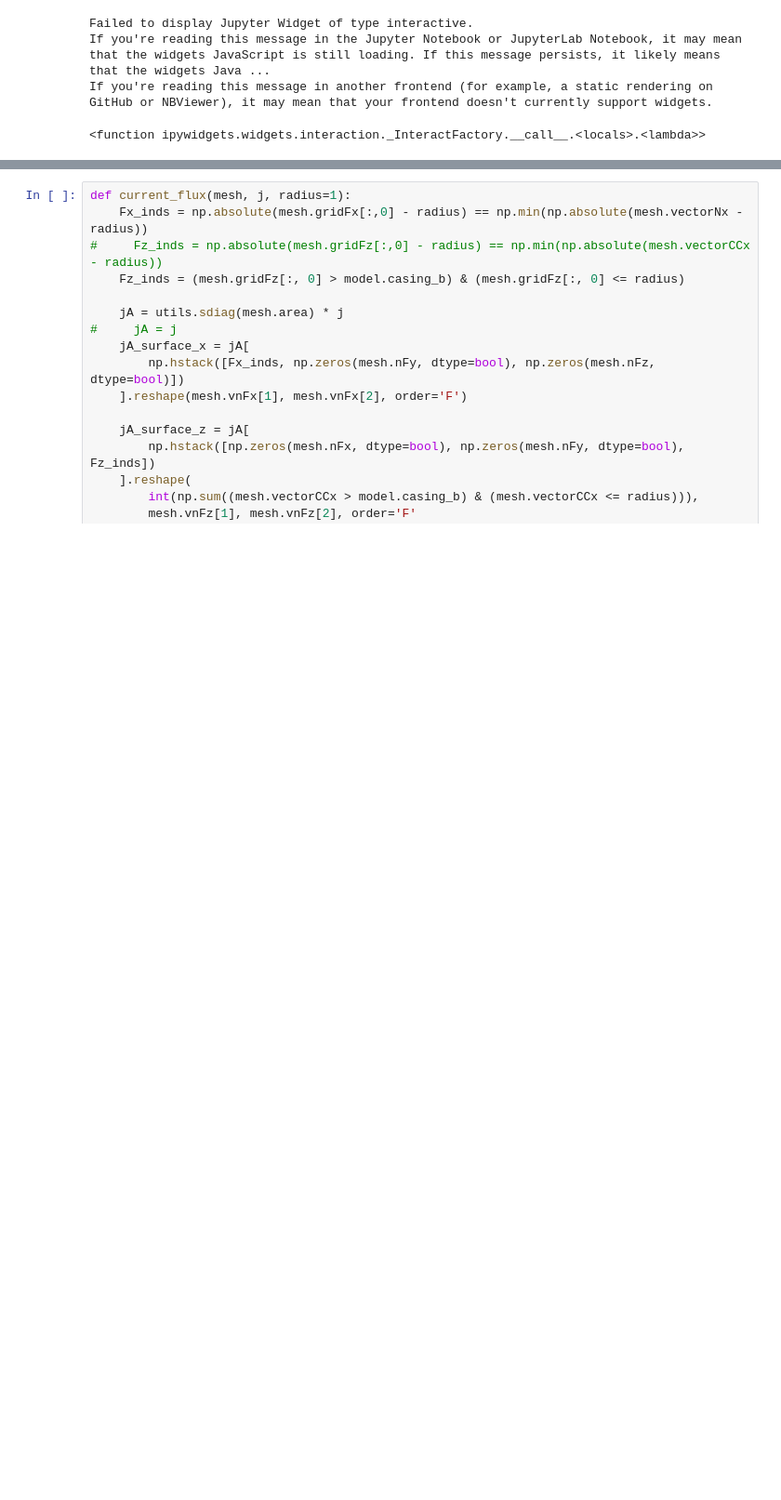
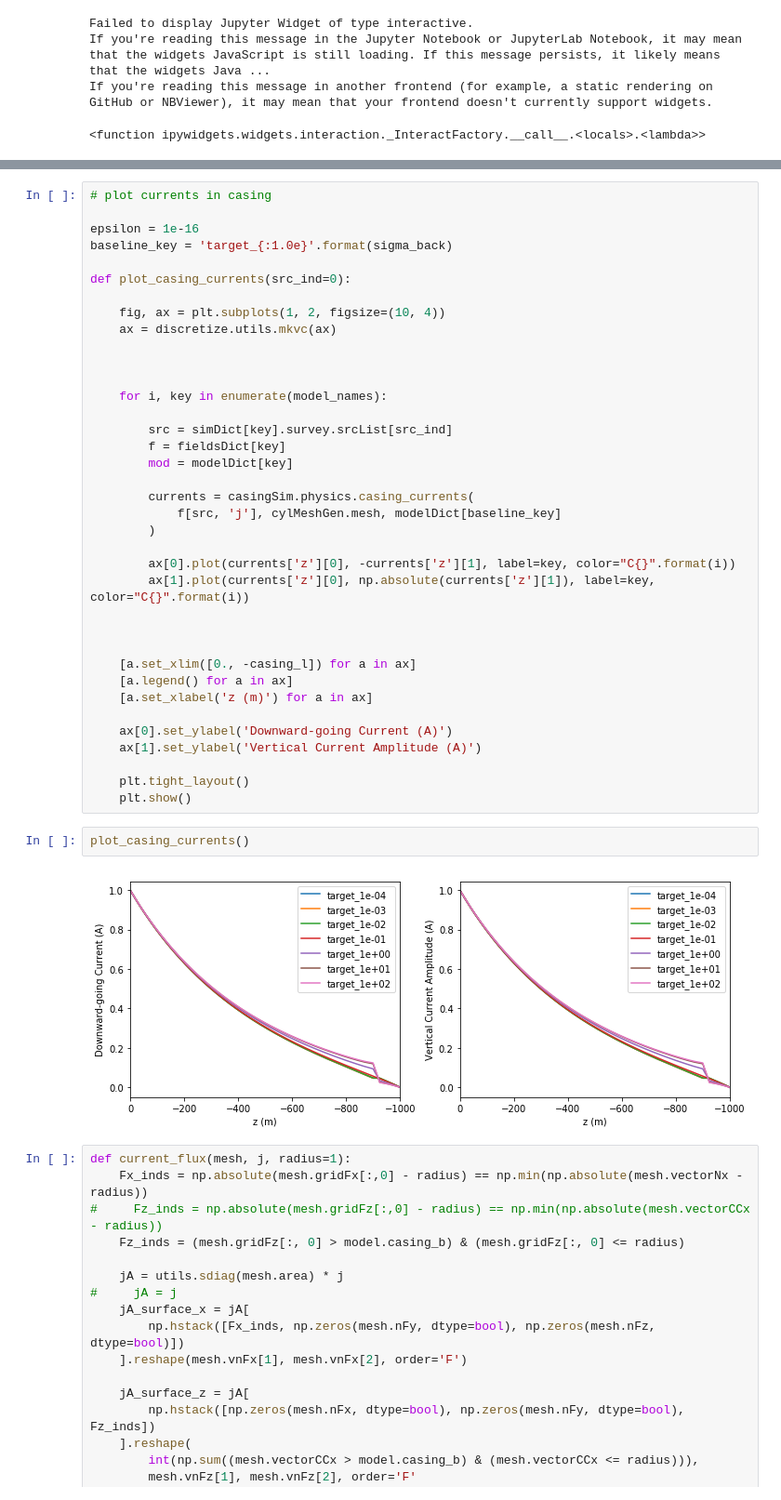
Before and after one commit to krishna999/heagy-2018-dc-casing, a Jupyter notebook: notebooks/DC_target.ipynb, the cells around one changed output, grey strips where cells are left out. Shown at 93% size. Saved outputs shown, nothing was run; the diff lists cells and outputs as text; blank space fills up the shorter version.

```diff
--- a/notebooks/DC_target.ipynb
+++ b/notebooks/DC_target.ipynb
@@ -317,3 +522,44 @@ plot_casing_currents_multisrc()
+# %%
+# plot currents in casing
+
+epsilon = 1e-16
+baseline_key = 'target_{:1.0e}'.format(sigma_back)
+
+def plot_casing_currents(src_ind=0):
+
+    fig, ax = plt.subplots(1, 2, figsize=(10, 4))
+    ax = discretize.utils.mkvc(ax)
+
+
+
+    for i, key in enumerate(model_names):
+
+        src = simDict[key].survey.srcList[src_ind]
+        f = fieldsDict[key]
+        mod = modelDict[key]
+
+        currents = casingSim.physics.casing_currents(
+            f[src, 'j'], cylMeshGen.mesh, modelDict[baseline_key]
+        )
+
+        ax[0].plot(currents['z'][0], -currents['z'][1], label=key, color="C{}".format(i))
+        ax[1].plot(currents['z'][0], np.absolute(currents['z'][1]), label=key, color="C{}".format(i))
+
+
+
+    [a.set_xlim([0., -casing_l]) for a in ax]
+    [a.legend() for a in ax]
+    [a.set_xlabel('z (m)') for a in ax]
+
+    ax[0].set_ylabel('Downward-going Current (A)')
+    ax[1].set_ylabel('Vertical Current Amplitude (A)')
+
+    plt.tight_layout()
+    plt.show()
+# %%
+plot_casing_currents()
+# %% [output]
+[figure, added]
 # %%
 def current_flux(mesh, j, radius=1):
     Fx_inds = np.absolute(mesh.gridFx[:,0] - radius) == np.min(np.absolute(mesh.vectorNx - radius))
```
Also changed, not shown: parts of 24 cells of this notebook, 39 other files.
